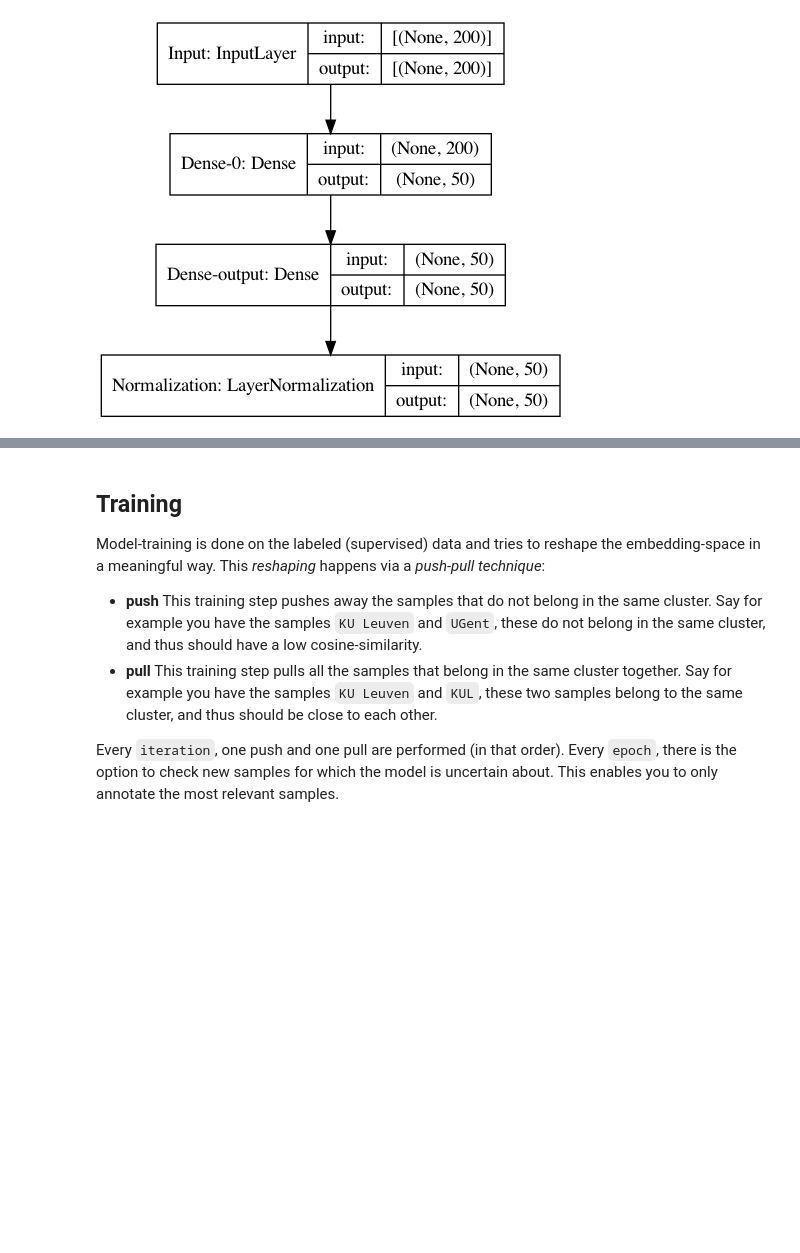
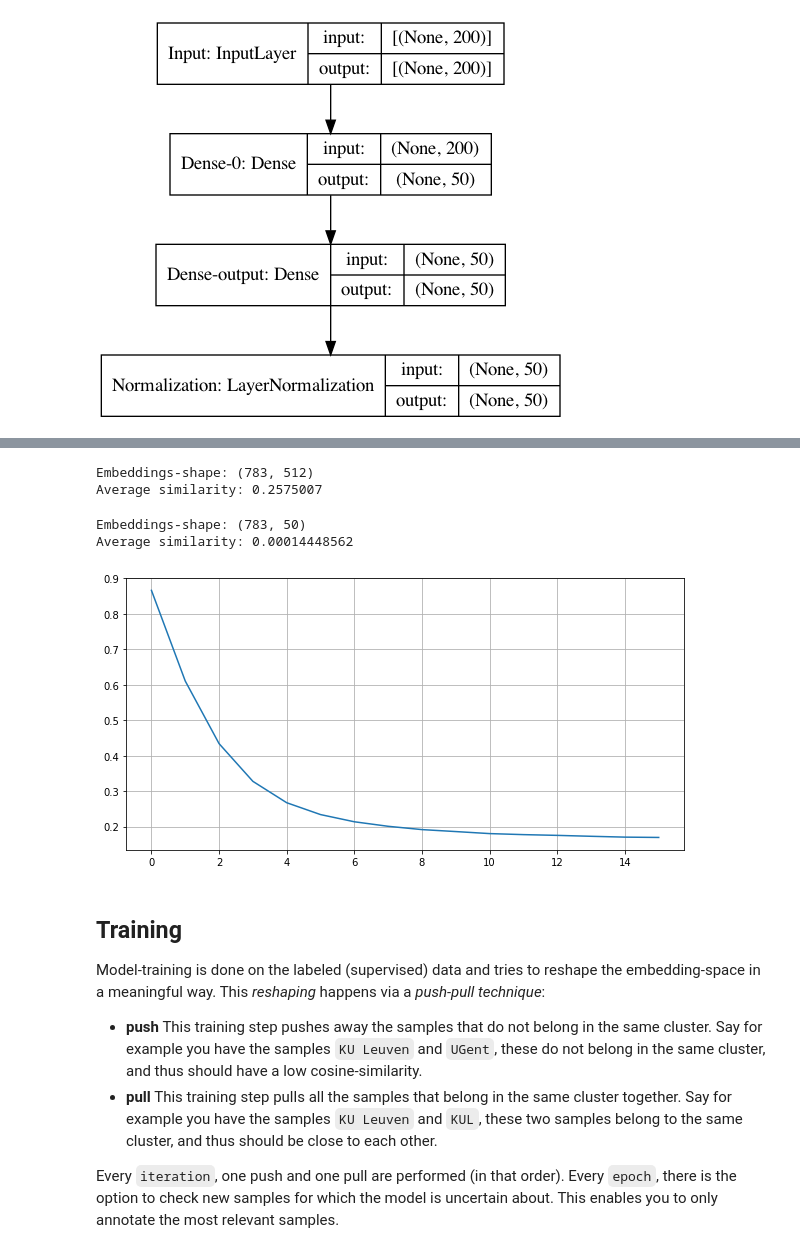
Before and after one commit to RubenPants/SemiSupervisedClustering, a Jupyter notebook: demos/2_embedding_init.ipynb, the cells around one changed output, grey strips where cells are left out. Cells and saved outputs as stored; diff of their text form; code cells hidden in the pictures; blank space fills up the shorter version.

```diff
--- a/demos/2_embedding_init.ipynb
+++ b/demos/2_embedding_init.ipynb
@@ -250,3 +221,41 @@ plt.show()
+# %%
+embeddings_use = np.vstack([embed_text(d) for d in data_unique])
+print(f"Embeddings-shape:", embeddings_use.shape)
+print(f"Average similarity:", np.average(cosine_similarity(embeddings_use)))
+# %% [output]
+Embeddings-shape: (783, 512)
+Average similarity: 0.2575007
+# %%
+# Transform to model's output dimension (50)
+embeddings_pca = PCA(n_components=50).fit_transform(embeddings_use)
+print(f"Embeddings-shape:", embeddings_pca.shape)
+print(f"Average similarity:", np.average(cosine_similarity(embeddings_pca)))
+# %% [output]
+Embeddings-shape: (783, 50)
+Average similarity: 0.00014448562
+# %%
+# Fit the pre-trained embeddings
+ITERATIONS = 16
+loss = []
+
+pbar = tqdm(total=ITERATIONS, desc="Loss ???")
+try:
+    for _ in range(ITERATIONS):
+        loss.append(model.initialise_embeddings(
+            data=data_unique,
+            embeddings=embeddings_pca,
+        ))
+        pbar.set_description(f"Loss {round(loss[-1], 5)}")
+        pbar.update()
+finally:
+    pbar.close()
+
+plt.figure(figsize=(10,5))
+plt.plot(loss)
+plt.grid()
+plt.show()
+# %% [output]
+[figure, added]
 # %% [markdown]
 ## Training
 
```
Also changed, not shown: parts of 24 cells of this notebook, 30 other files.
